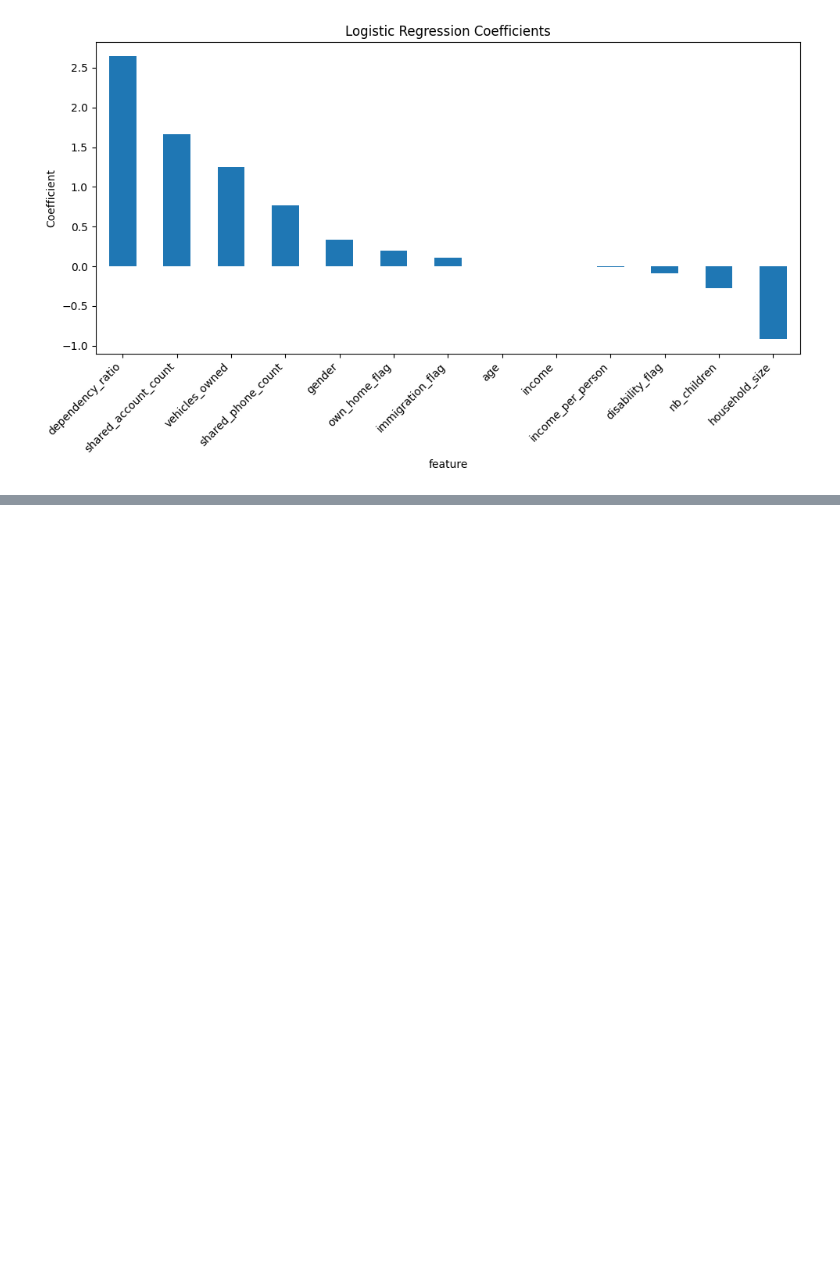
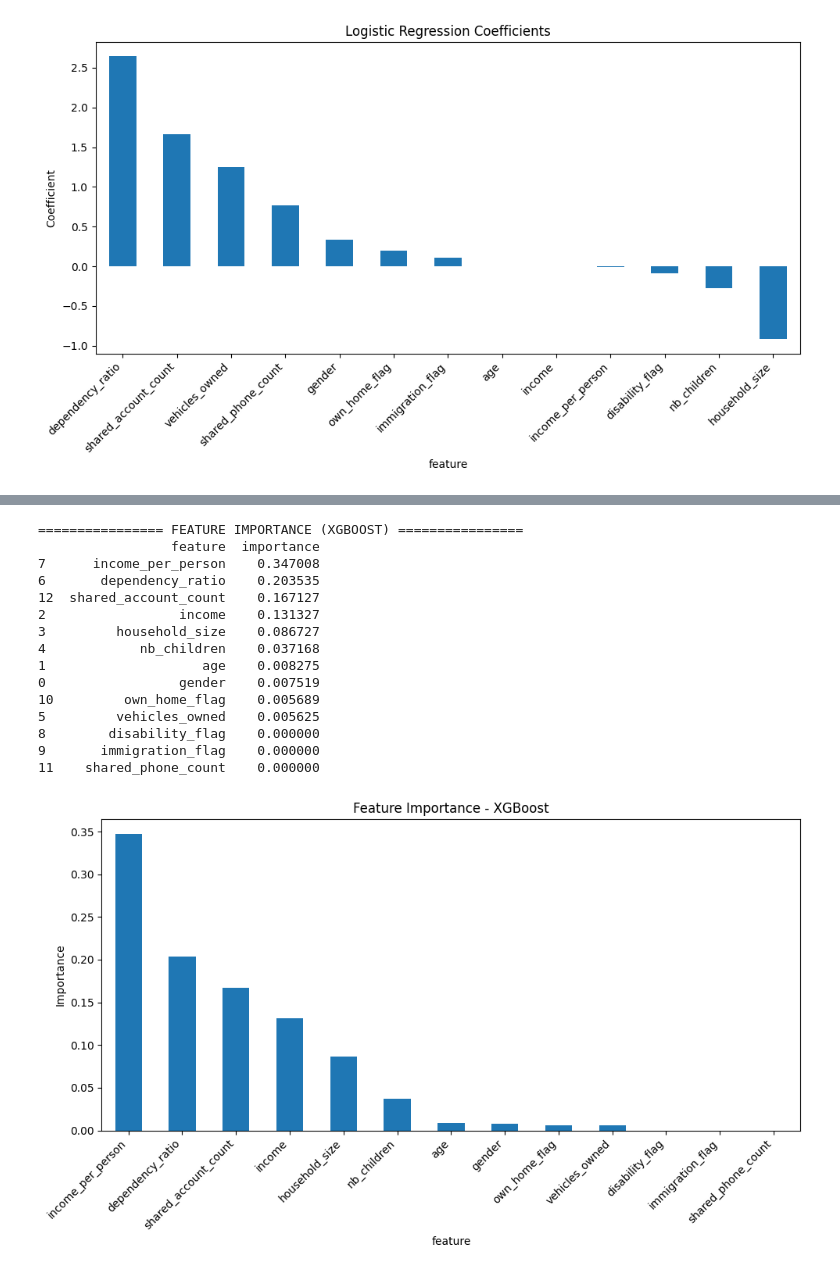
Before and after one commit to HalimTrabelsi/poc-v2, a Jupyter notebook: Dataexploration.ipynb, the cells around one changed output, grey strips where cells are left out. Cells and saved outputs as stored; diff of their text form; code cells hidden in the pictures; blank space fills up the shorter version.

```diff
--- a/Dataexploration.ipynb
+++ b/Dataexploration.ipynb
@@ -640,0 +742,38 @@ weighted avg       0.98      0.97      0.98        80
+# %%
+xgb_importance = pd.DataFrame({
+    "feature": features,
+    "importance": xgb_model.feature_importances_
+}).sort_values(by="importance", ascending=False)
+
+print("\n================ FEATURE IMPORTANCE (XGBOOST) ================")
+print(xgb_importance)
+
+xgb_importance.plot(
+    x="feature",
+    y="importance",
+    kind="bar",
+    figsize=(10, 6),
+    legend=False
+)
+plt.title("Feature Importance - XGBoost")
+plt.ylabel("Importance")
+plt.xticks(rotation=45, ha="right")
+plt.tight_layout()
+plt.show()
+# %% [output]
+================ FEATURE IMPORTANCE (XGBOOST) ================
+                 feature  importance
+7      income_per_person    0.347008
+6       dependency_ratio    0.203535
+12  shared_account_count    0.167127
+2                 income    0.131327
+3         household_size    0.086727
+4            nb_children    0.037168
+1                    age    0.008275
+0                 gender    0.007519
+10         own_home_flag    0.005689
+5         vehicles_owned    0.005625
+8        disability_flag    0.000000
+9       immigration_flag    0.000000
+11    shared_phone_count    0.000000
+[figure, added]
```
Also changed, not shown: parts of 2 cells of this notebook, 13 other files.
